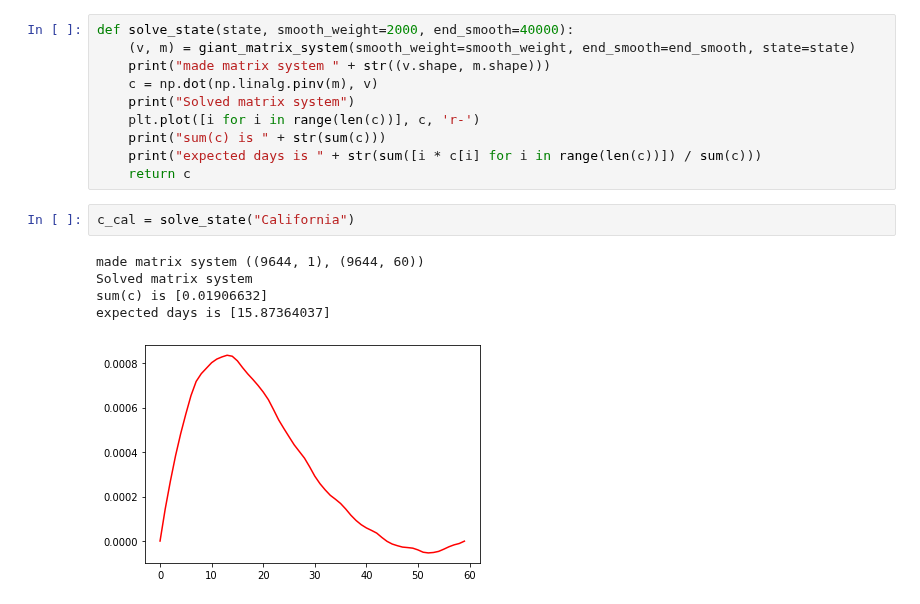
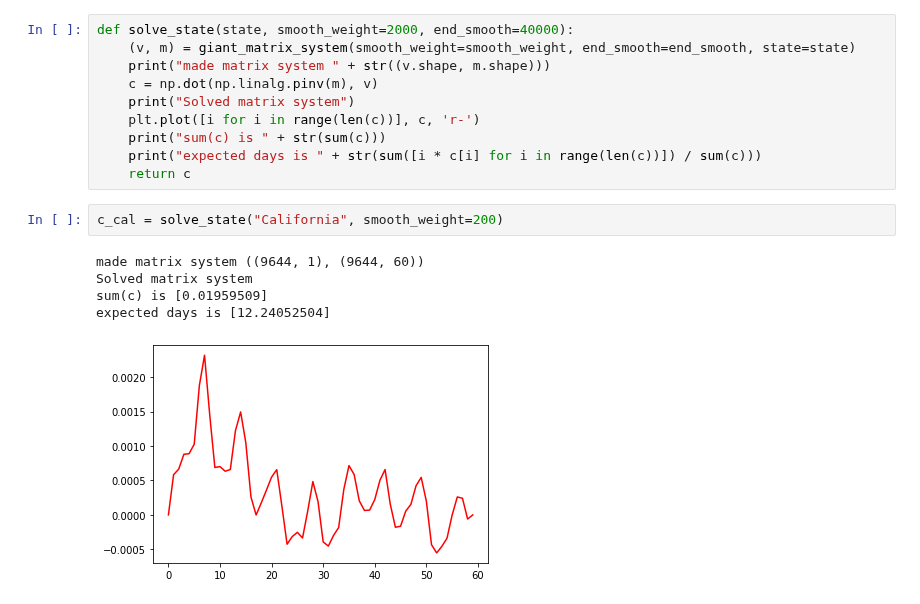
Before and after one commit to mds2/covid-jupyter-mds2, a Jupyter notebook: death convolutions.ipynb, the cells around one changed output. Drawn from its saved outputs; the diff is of its cells as text.

```diff
--- a/death convolutions.ipynb
+++ b/death convolutions.ipynb
@@ -203,10 +225,10 @@ def solve_state(state, smooth_weight=2000, end_smooth=40000):
     print("expected days is " + str(sum([i * c[i] for i in range(len(c))]) / sum(c)))
     return c
 # %%
-c_cal = solve_state("California")
+c_cal = solve_state("California", smooth_weight=200)
 # %% [output]
 made matrix system ((9644, 1), (9644, 60))
 Solved matrix system
-sum(c) is [0.01906632]
-expected days is [15.87364037]
+sum(c) is [0.01959509]
+expected days is [12.24052504]
-[figure, old version]
+[figure, new version]
```
Also changed, not shown: parts of 21 cells of this notebook, 1 other file.
